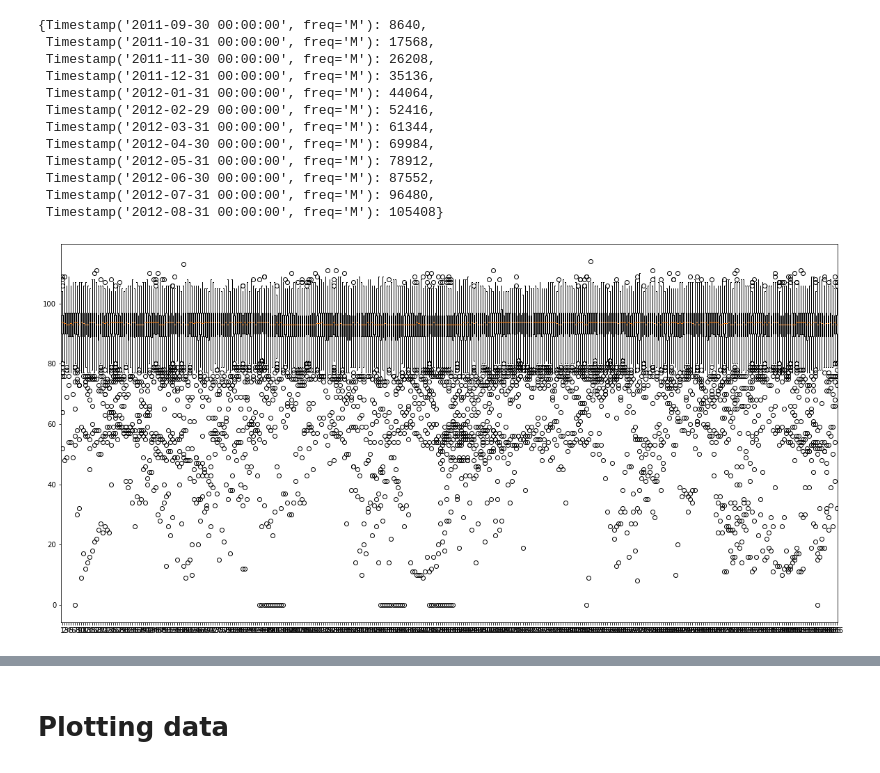
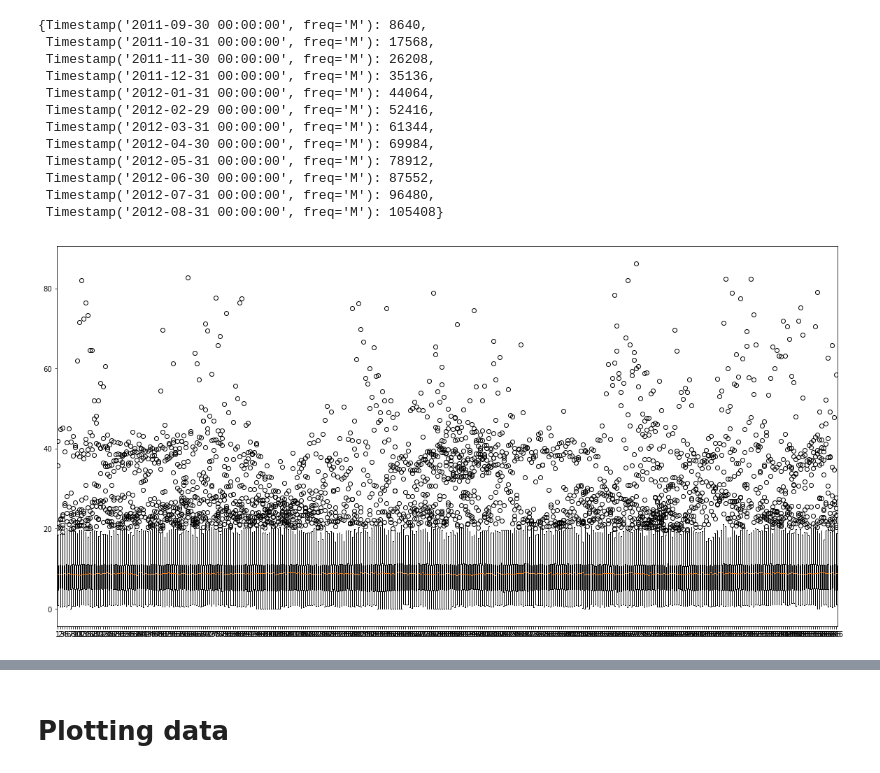
Before and after one commit to albnc/WaveletTrafficAnalysis, a Jupyter notebook: waveAnalysis.ipynb, the cells around one changed output, grey strips where cells are left out. Saved outputs shown, nothing was run; the diff lists cells and outputs as text; code cells hidden in the pictures.

Commit message:
add file and Density analysis

```diff
--- a/waveAnalysis.ipynb
+++ b/waveAnalysis.ipynb
@@ -28,7 +28,10 @@ data = data.drop(columns=0)
 data = data.rename(columns={0:"ID", 1:"Data-Hora",2:"Fluxo[veic/h.faixa]", 3:"Velocidade[km/h]" })
 
 # Calculate flow rate
-data["Fluxo[veic/h.faixa]"] = data["Fluxo[veic/h.faixa]"] * 60 / 5 / 2
+data["Fluxo[veic/h.faixa]"] = data["Fluxo[veic/h.faixa]"] * 60 / 5 / 2 # two lanes
+
+# Calculate Density
+data["Densidade[veic/km.faixa]"] = data["Fluxo[veic/h.faixa]"] / data['Velocidade[km/h]']
 
 # Convert to_datetime
 data['Data-Hora'] = pd.to_datetime(data['Data-Hora'], format='%d/%m/%Y %H:%M')
@@ -147,10 +157,10 @@ resampled.groups
  Timestamp('2012-07-31 00:00:00', freq='M'): 96480,
  Timestamp('2012-08-31 00:00:00', freq='M'): 105408}
 # %%
-arrVel = np.array(data['Velocidade[km/h]'])
+arrVel = np.array(data['Densidade[veic/km.faixa]'])
 arrVel = arrVel.reshape(288,366)
 plt.figure(figsize=(20,10))
 plt.boxplot(arrVel)
 plt.show()
 # %% [output]
-[figure, old version]
+[figure, new version]
```
Also changed, not shown: parts of 20 cells of this notebook, 1 other file.
